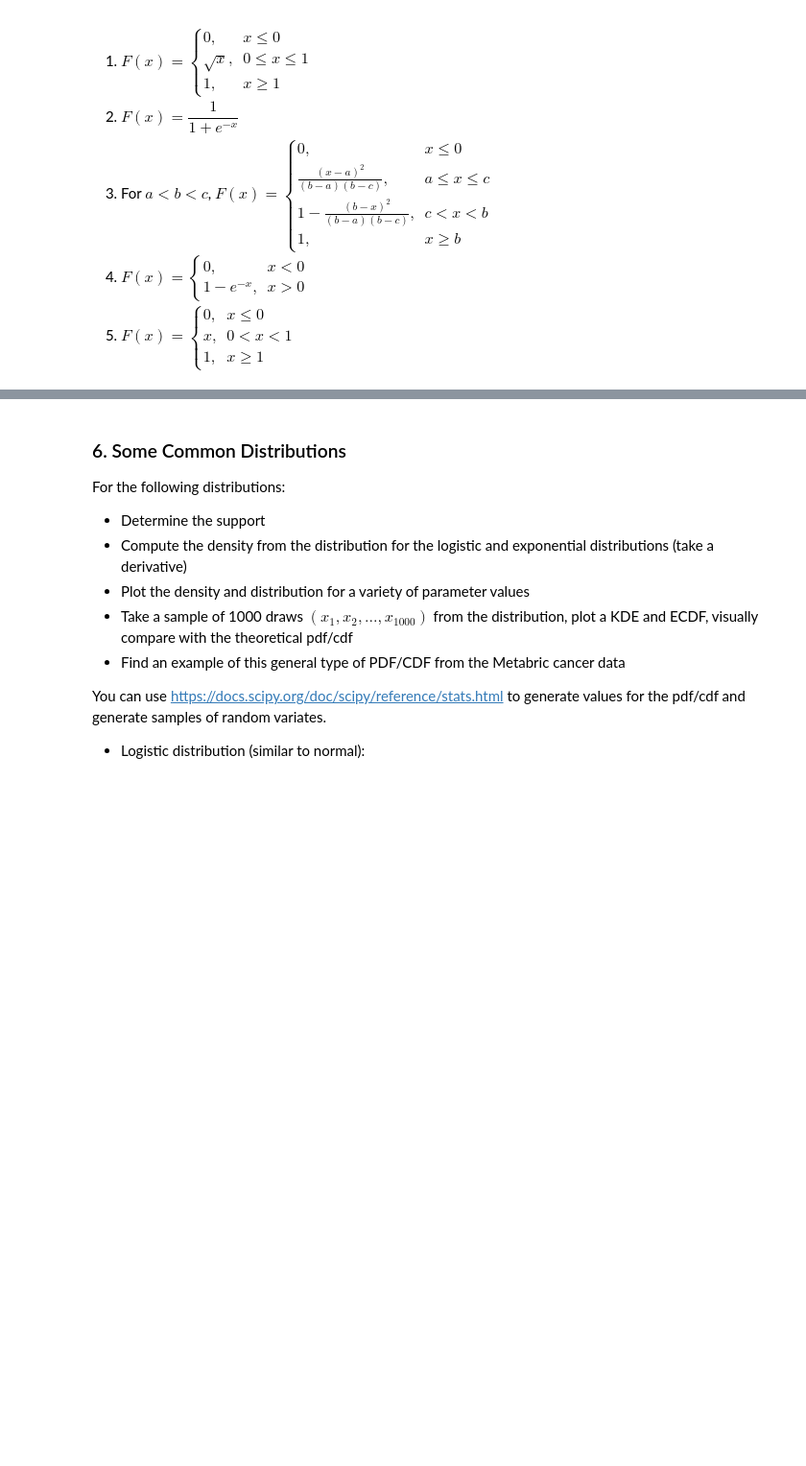
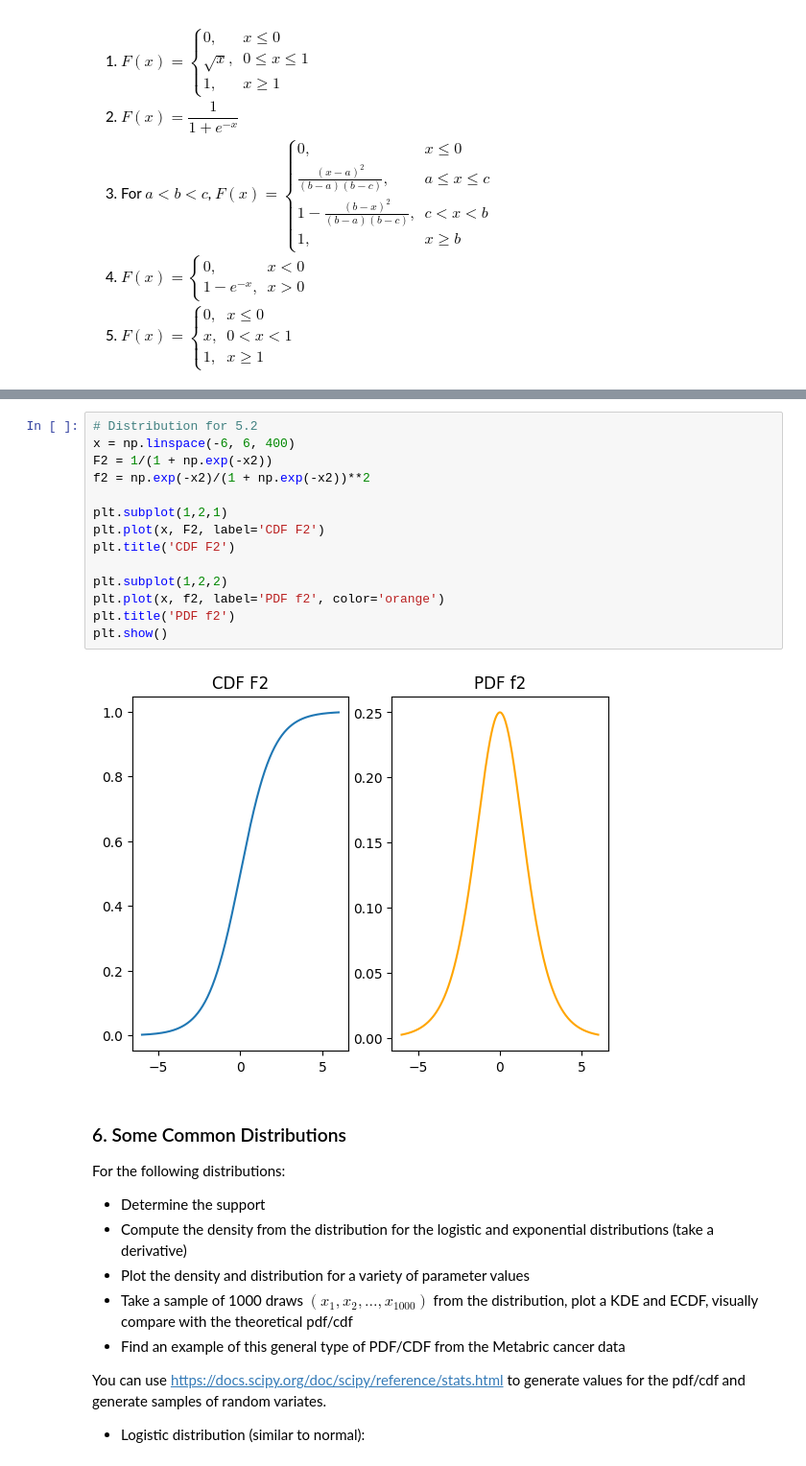
Before and after one commit to Poptartmeow/practice1, a Jupyter notebook: assignment_6_Tianyin_Mao.ipynb, the cells around one changed output, grey strips where cells are left out. Shown: that part at 96% size. Saved outputs shown, nothing was run; the diff lists cells and outputs as text; blank space fills up the shorter version.

```diff
--- a/assignment_6_Tianyin_Mao.ipynb
+++ b/assignment_6_Tianyin_Mao.ipynb
@@ -140,3 +210,19 @@ $
+# %%
+# Distribution for 5.2
+x = np.linspace(-6, 6, 400)
+F2 = 1/(1 + np.exp(-x2))
+f2 = np.exp(-x2)/(1 + np.exp(-x2))**2
+
+plt.subplot(1,2,1)
+plt.plot(x, F2, label='CDF F2')
+plt.title('CDF F2')
+
+plt.subplot(1,2,2)
+plt.plot(x, f2, label='PDF f2', color='orange')
+plt.title('PDF f2')
+plt.show()
+# %% [output]
+[figure, added]
 # %% [markdown]
 ### 6. Some Common Distributions
 
```
Also changed, not shown: parts of 5 cells of this notebook.
